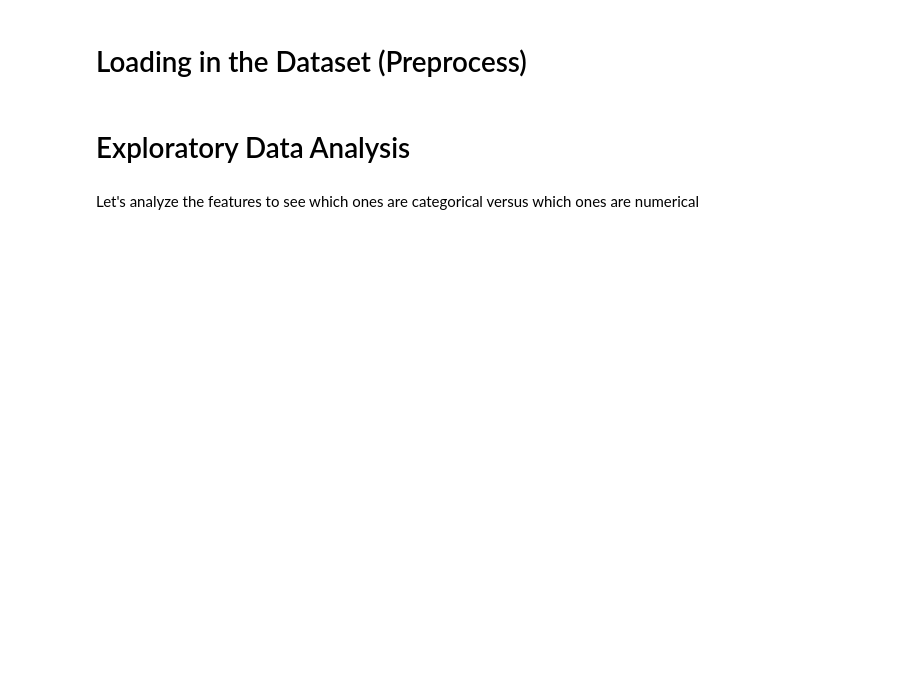
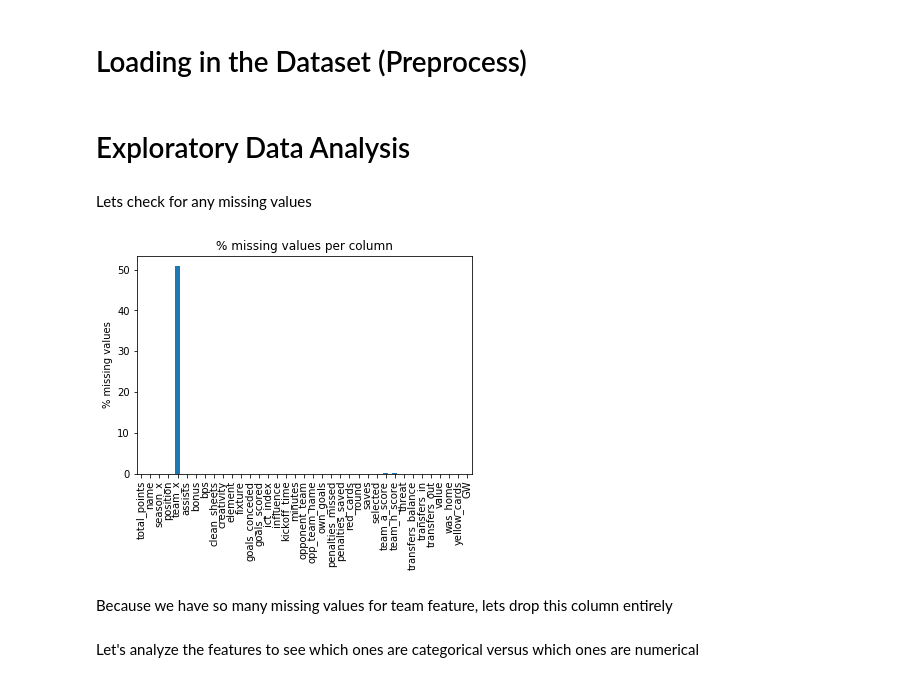
Before and after one commit to eklavyaj/FPL-Predictor, a Jupyter notebook: EDA-marvin.ipynb, the cells around one changed output. Drawn from its saved outputs; the diff is of its cells as text; code cells hidden in the pictures; blank space fills up the shorter version.

```diff
--- a/EDA-marvin.ipynb
+++ b/EDA-marvin.ipynb
@@ -13,3 +13,17 @@ df = pd.read_csv('data/cleaned_merged_seasons.csv', index_col=0)
 df = df.sort_values(['name', 'season_x', 'GW']).set_index(['total_points', 'name'], drop = True).groupby('name', as_index=False).shift().dropna(subset = ['season_x']).reset_index()
 # %% [markdown]
 # Exploratory Data Analysis
+# %% [markdown]
+Lets check for any missing values
+# %%
+# PLot the percent of missing values per feature
+
+missing_vals = (df.isna().sum()/df.shape[0])*100
+ax = missing_vals.plot(kind='bar')
+ax.set_title('% missing values per column')
+ax.set_ylabel('% missing values')
+plt.show()
+# %% [output]
+[figure, added]
+# %% [markdown]
+Because we have so many missing values for team feature, lets drop this column entirely
```
Also changed, not shown: parts of 10 cells of this notebook.
